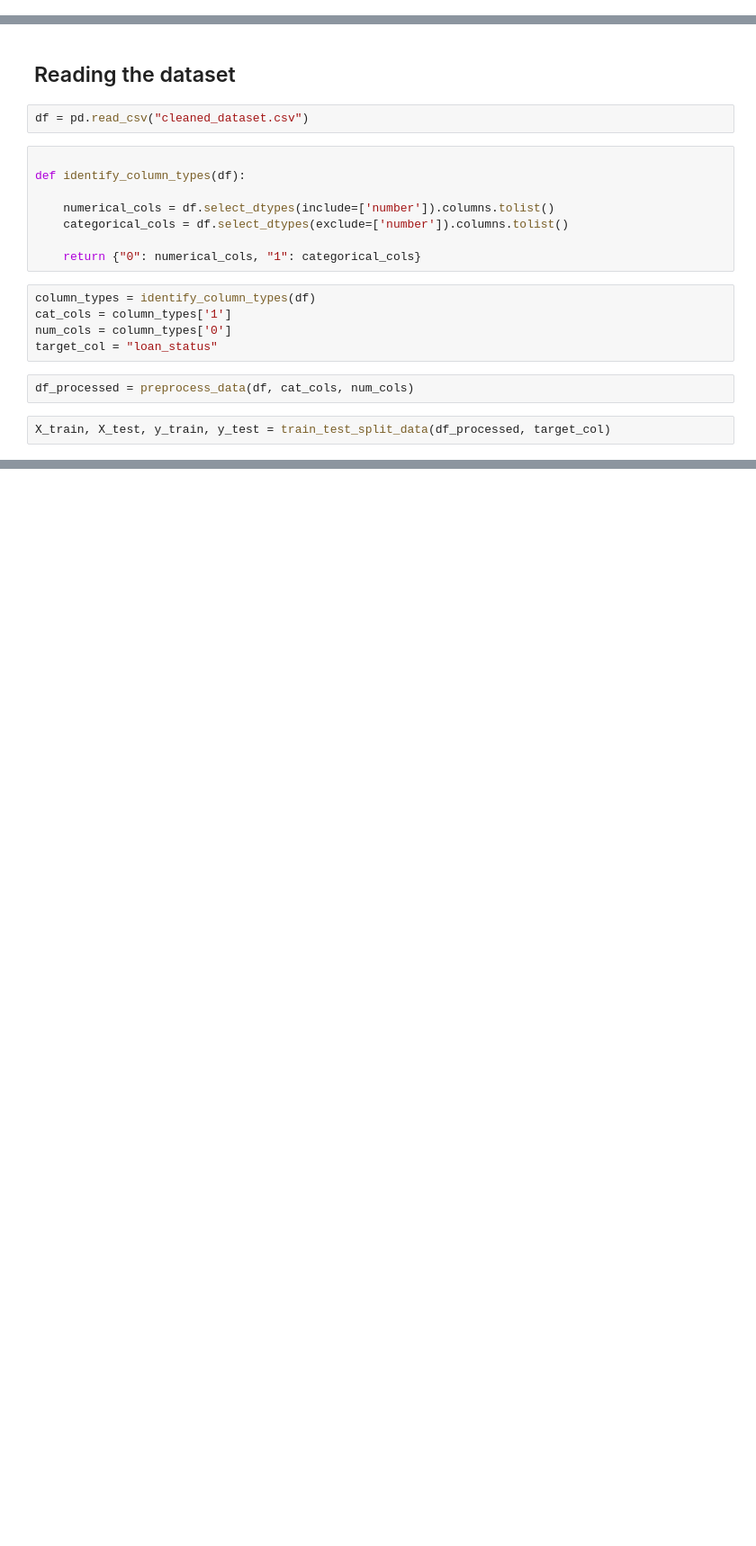
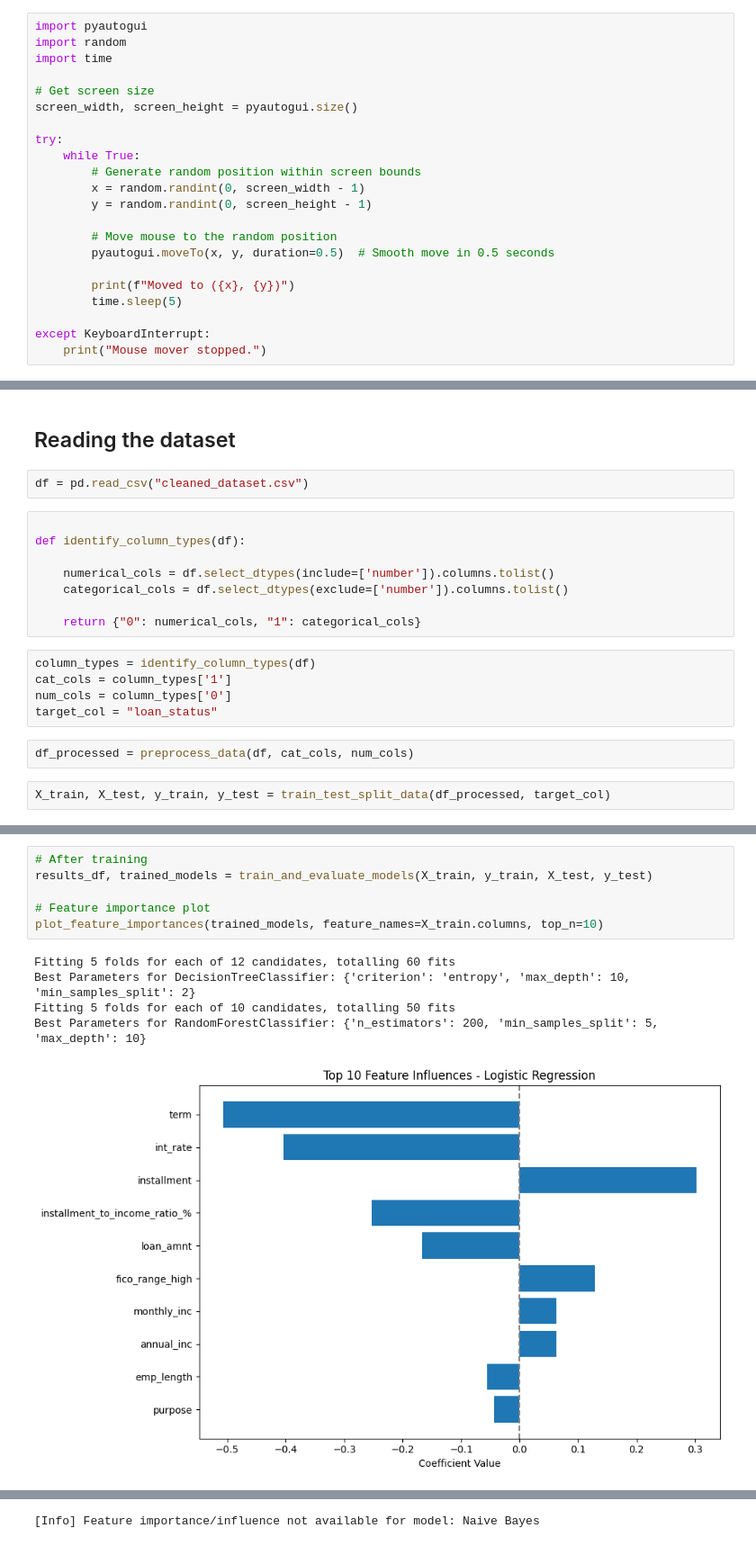
Before and after one commit to Memphis-rains/Loan-Default-System, a Jupyter notebook: model.ipynb, the cells around one changed output, grey strips where cells are left out. Shown at 90% size. Drawn from its saved outputs; the diff is of its cells as text; blank space fills up the shorter version.

Commit message:
model commit

```diff
--- a/model.ipynb
+++ b/model.ipynb
@@ -1,2 +1,24 @@
 # %% [markdown]
 ## Importing Libraries
+# %%
+import pyautogui
+import random
+import time
+
+# Get screen size
+screen_width, screen_height = pyautogui.size()
+
+try:
+    while True:
+        # Generate random position within screen bounds
+        x = random.randint(0, screen_width - 1)
+        y = random.randint(0, screen_height - 1)
+
+        # Move mouse to the random position
+        pyautogui.moveTo(x, y, duration=0.5)  # Smooth move in 0.5 seconds
+
+        print(f"Moved to ({x}, {y})")
+        time.sleep(5)
+
+except KeyboardInterrupt:
+    print("Mouse mover stopped.")
@@ -258,0 +318,12 @@ Logistic Regression  0.856269   0.856851 0.998958  0.922464
+# %%
+# After training
+results_df, trained_models = train_and_evaluate_models(X_train, y_train, X_test, y_test)
+
+# Feature importance plot
+plot_feature_importances(trained_models, feature_names=X_train.columns, top_n=10)
+# %% [output]
+Fitting 5 folds for each of 12 candidates, totalling 60 fits
+Best Parameters for DecisionTreeClassifier: {'criterion': 'entropy', 'max_depth': 10, 'min_samples_split': 2}
+Fitting 5 folds for each of 10 candidates, totalling 50 fits
+Best Parameters for RandomForestClassifier: {'n_estimators': 200, 'min_samples_split': 5, 'max_depth': 10}
+[figure, added]
@@ -258,0 +332 @@ Logistic Regression  0.856269   0.856851 0.998958  0.922464
+[Info] Feature importance/influence not available for model: Naive Bayes
```
Also changed, not shown: parts of 7 cells of this notebook, 1 other file.
